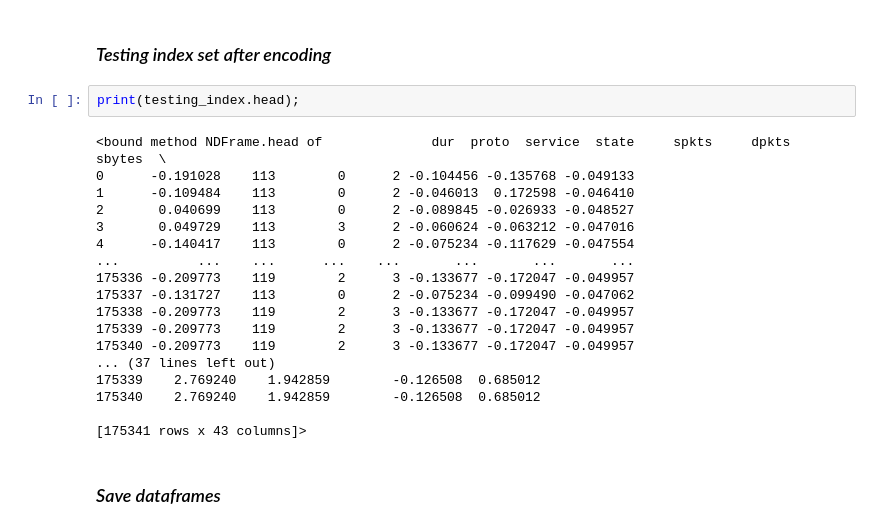
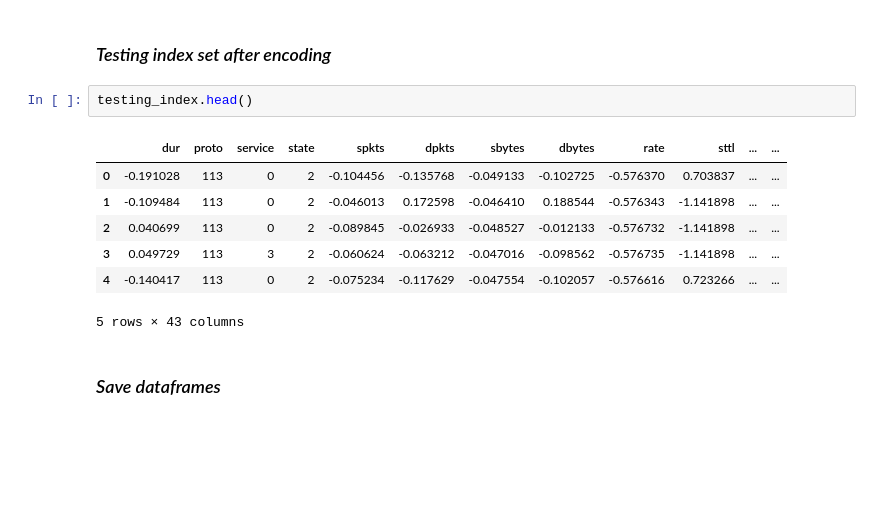
Before and after one commit to cdub-616/cyber_defense_attacks, a Jupyter notebook: data_processing.ipynb, the cells around one changed output. Saved outputs shown, nothing was run; the diff lists cells and outputs as text; blank space fills up the shorter version.

```diff
--- a/data_processing.ipynb
+++ b/data_processing.ipynb
@@ -336,25 +319,15 @@ print(training_index.head);
 # %% [markdown]
 ### *Testing index set after encoding*
-# %%
-print(testing_index.head);
-# %% [output]
-<bound method NDFrame.head of              dur  proto  service  state     spkts     dpkts    sbytes  \
-0      -0.191028    113        0      2 -0.104456 -0.135768 -0.049133
-1      -0.109484    113        0      2 -0.046013  0.172598 -0.046410
-2       0.040699    113        0      2 -0.089845 -0.026933 -0.048527
-3       0.049729    113        3      2 -0.060624 -0.063212 -0.047016
-4      -0.140417    113        0      2 -0.075234 -0.117629 -0.047554
-...          ...    ...      ...    ...       ...       ...       ...
-175336 -0.209773    119        2      3 -0.133677 -0.172047 -0.049957
-175337 -0.131727    113        0      2 -0.075234 -0.099490 -0.047062
-175338 -0.209773    119        2      3 -0.133677 -0.172047 -0.049957
-175339 -0.209773    119        2      3 -0.133677 -0.172047 -0.049957
-175340 -0.209773    119        2      3 -0.133677 -0.172047 -0.049957
-... (37 lines left out)
-175339    2.769240    1.942859        -0.126508  0.685012
-175340    2.769240    1.942859        -0.126508  0.685012
-
-[175341 rows x 43 columns]>
+# %%
+testing_index.head()
+# %% [output]
+|  | dur | proto | service | state | spkts | dpkts | sbytes | dbytes | rate | sttl | ... | ... |
+| 0 | -0.191028 | 113 | 0 | 2 | -0.104456 | -0.135768 | -0.049133 | -0.102725 | -0.576370 | 0.703837 | ... | ... |
+| 1 | -0.109484 | 113 | 0 | 2 | -0.046013 | 0.172598 | -0.046410 | 0.188544 | -0.576343 | -1.141898 | ... | ... |
+| 2 | 0.040699 | 113 | 0 | 2 | -0.089845 | -0.026933 | -0.048527 | -0.012133 | -0.576732 | -1.141898 | ... | ... |
+| 3 | 0.049729 | 113 | 3 | 2 | -0.060624 | -0.063212 | -0.047016 | -0.098562 | -0.576735 | -1.141898 | ... | ... |
+| 4 | -0.140417 | 113 | 0 | 2 | -0.075234 | -0.117629 | -0.047554 | -0.102057 | -0.576616 | 0.723266 | ... | ... |
+5 rows × 43 columns
 # %% [markdown]
 ### *Save dataframes*
 # %%
```
Also changed, not shown: parts of 15 cells of this notebook.
